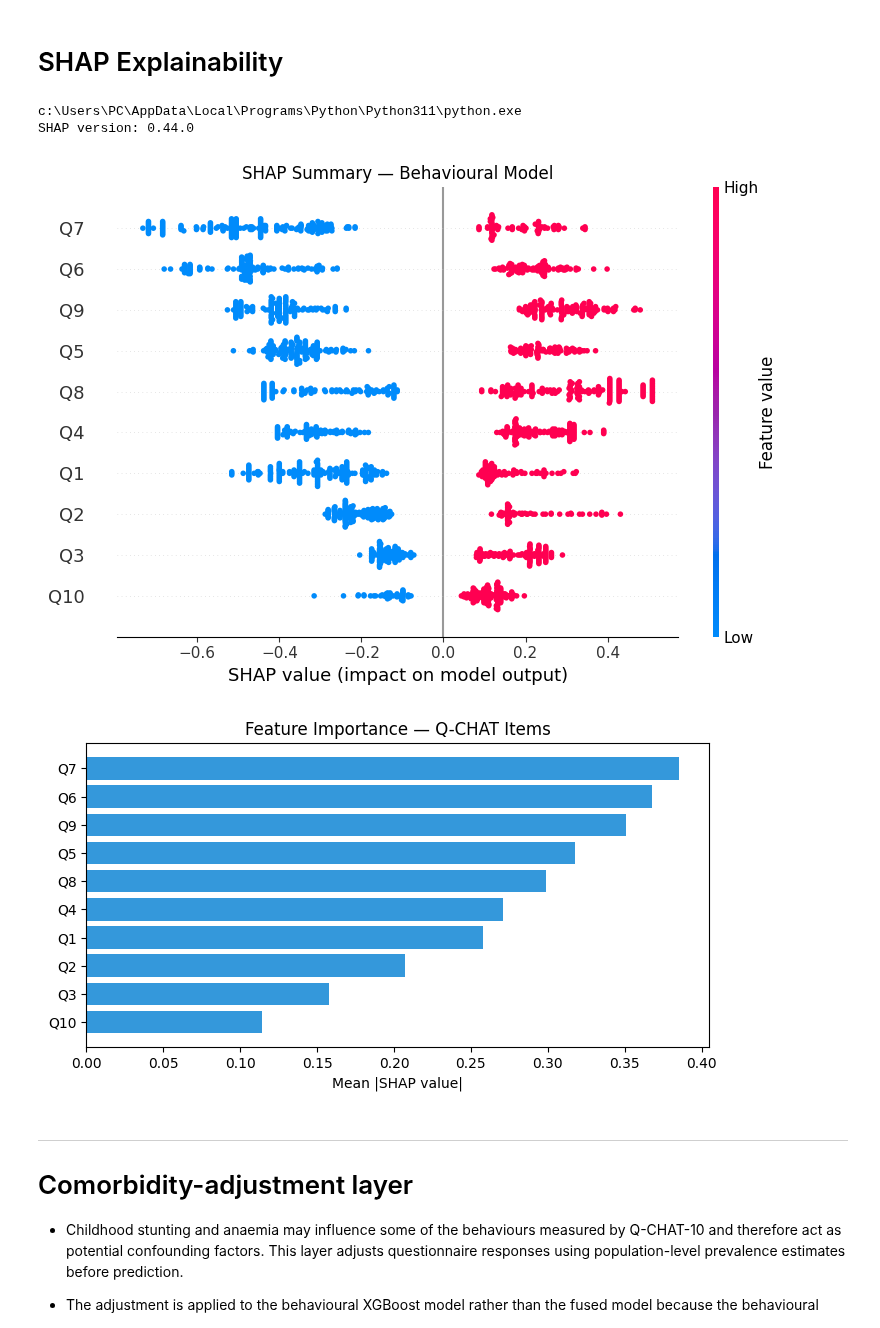
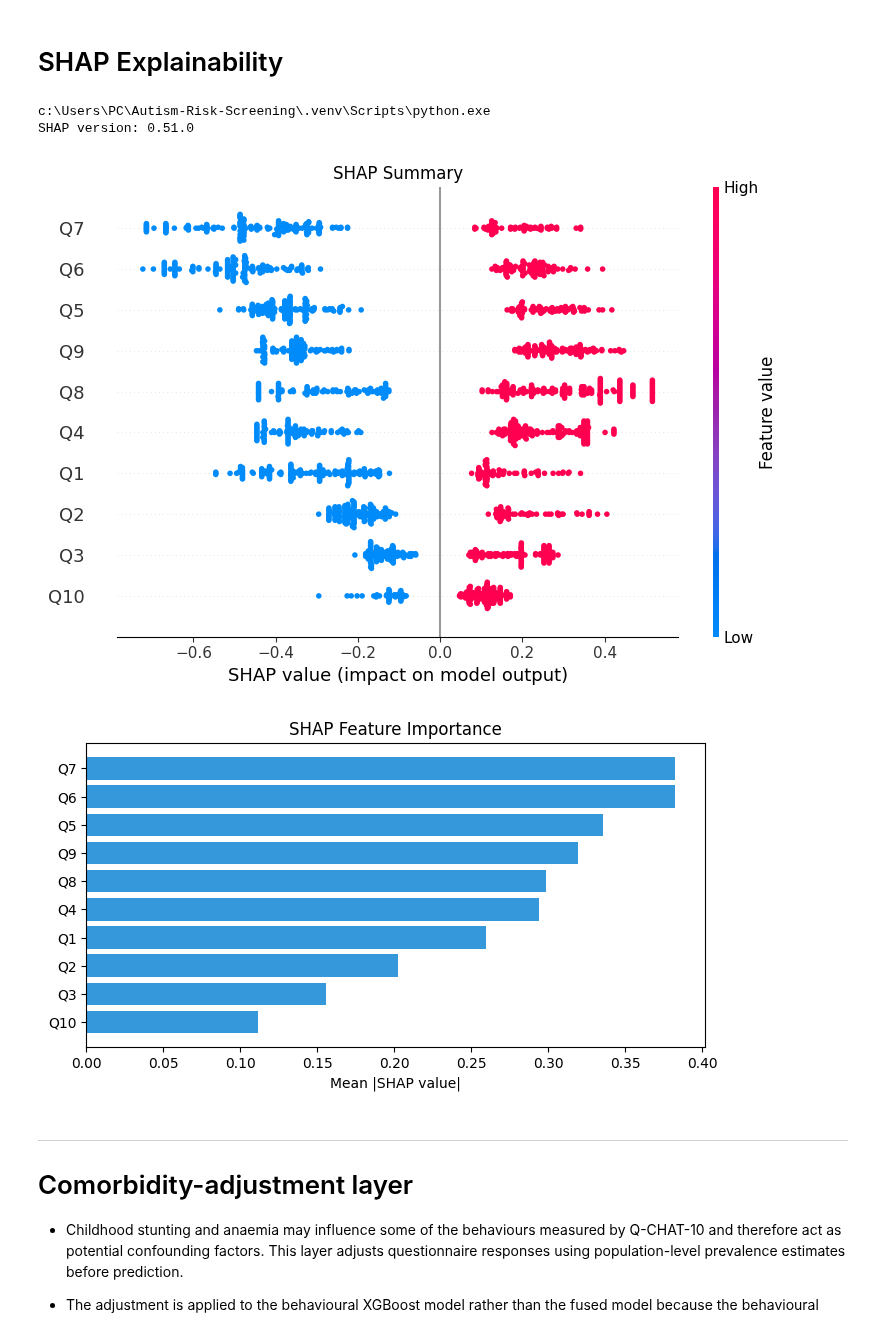
Before and after one commit to RELEBOHILE-PHEKO/Autism-Risk-Screening, a Jupyter notebook: notebook/autism_screening_pipeline.ipynb, the cells around one changed output. Saved outputs shown, nothing was run; the diff lists cells and outputs as text; code cells hidden in the pictures.

```diff
--- a/notebook/autism_screening_pipeline.ipynb
+++ b/notebook/autism_screening_pipeline.ipynb
@@ -451,11 +486,11 @@ plt.show()
 # %%
 from sklearn.model_selection import RandomizedSearchCV
 
-# Apply SMOTE to balance the behavioural training data
+# Balance the training data using SMOTE
 smote = SMOTE(random_state=SEED)
 X_beh_res, y_beh_res = smote.fit_resample(X_beh_train, y_train)
 
-# Define the hyperparameter search space
+# Parameters to test
 beh_param_dist = {
     "n_estimators": [100, 200, 300, 400],
     "max_depth": [3, 4, 5, 6],
@@ -465,36 +500,40 @@ beh_param_dist = {
     "min_child_weight": [1, 3, 5],
 }
 
-# Create the cross-validation strategy
-cv = StratifiedKFold(n_splits=5, shuffle=True, random_state=SEED)
+# Create the cross-validation folds
+cv = StratifiedKFold(
+    n_splits=5,
+    shuffle=True,
+    random_state=SEED
+)
 
-# Search for the best hyperparameter combination
+# Find the best parameters
 beh_search = RandomizedSearchCV(
     estimator=xgb.XGBClassifier(
         eval_metric="logloss",
         random_state=SEED,
-        verbosity=0,
+        verbosity=0
     ),
     param_distributions=beh_param_dist,
     n_iter=40,
     scoring="roc_auc",
     cv=cv,
     random_state=SEED,
-    n_jobs=-1,
+    n_jobs=-1
 )
 
 beh_search.fit(X_beh_res, y_beh_res)
 
-# Display the best cross-validation performance
-print(f"Behavioural best CV AUROC: {beh_search.best_score_:.3f}")
+# Show the results
+print(f"Best CV AUROC: {beh_search.best_score_:.3f}")
 print(f"Best parameters: {beh_search.best_params_}")
 
-# Train the final behavioural model using the best parameters
+# Train the final model
 xgb_beh = xgb.XGBClassifier(
     **beh_search.best_params_,
     eval_metric="logloss",
     random_state=SEED,
-    verbosity=0,
+    verbosity=0
 )
 
 xgb_beh.fit(X_beh_res, y_beh_res)
@@ -1771,67 +1854,71 @@ plt.show()
 # %%
 import sys
 
-print(sys.executable)  # confirms you're using the correct environment
+print(sys.executable)
+
 import shap
 print("SHAP version:", shap.__version__)
 
-# Create SHAP explainer for tree-based model
+# Create the SHAP explainer
 if SHAP_AVAILABLE:
 
     explainer = shap.TreeExplainer(xgb_beh)
 
-    # Compute SHAP values on test set
+    # Calculate SHAP values
     shap_values = explainer.shap_values(X_beh_test)
 
-    # Feature labels for behavioural questions
     feat_names = [f"Q{i}" for i in range(1, 11)]
 
-    # Plot SHAP summary
+    # Plot the SHAP summary
     plt.figure(figsize=(8, 5))
 
     shap.summary_plot(
         shap_values,
         X_beh_test,
         feature_names=feat_names,
         show=False
     )
 
-    plt.title("SHAP Summary — Behavioural Model")
+    plt.title("SHAP Summary")
+
     plt.tight_layout()
 
     plt.savefig(
         "outputs/evaluation/shap_summary.png",
         dpi=150,
         bbox_inches="tight"
     )
 
     plt.show()
 
 else:
-    print("SHAP skipped; explainability steps will be skipped.")
+    print("SHAP is not available.")
 # %% [output]
-c:\Users\PC\AppData\Local\Programs\Python\Python311\python.exe
-SHAP version: 0.44.0
+c:\Users\PC\Autism-Risk-Screening\.venv\Scripts\python.exe
+SHAP version: 0.51.0
-[figure, old version]
+[figure, new version]
 # %%
-# Handle SHAP output safely (works for both old and new SHAP APIs)
+# Show SHAP feature importance
 
 if not SHAP_AVAILABLE:
-    print("SHAP summary skipped; explainability steps will be skipped.")
+
+    print("SHAP summary skipped.")
+
     if "SHAP_IMPORT_ERROR" in globals():
         print(SHAP_IMPORT_ERROR)
 
 else:
-    # Some SHAP versions return a list (one per class)
+
+    # Handle different SHAP outputs
     if isinstance(shap_values, list):
-        shap_array = shap_values[1]  # positive class (ASD)
+        shap_array = shap_values[1]
     else:
         shap_array = shap_values
 
-    # Compute mean absolute SHAP values (global feature importance)
+    # Calculate average SHAP values
     mean_abs_shap = np.abs(shap_array).mean(axis=0)
 
-    # Sort features by importance
+    # Sort features
     order = np.argsort(mean_abs_shap)
 
     feat_names = [f"Q{i}" for i in range(1, 11)]
@@ -1846,13 +1933,18 @@ else:
     )
 
     ax.set_xlabel("Mean |SHAP value|")
-    ax.set_title("Feature Importance — Q-CHAT Items")
+    ax.set_title("SHAP Feature Importance")
 
     plt.tight_layout()
-    plt.savefig("outputs/evaluation/shap_bar.png", dpi=150)
+
+    plt.savefig(
+        "outputs/evaluation/shap_bar.png",
+        dpi=150
+    )
+
     plt.show()
 # %% [output]
-[figure, old version]
+[figure, new version]
 # %% [markdown]
 ----
 # Comorbidity-adjustment layer
```
Also changed, not shown: parts of 40 cells of this notebook.
